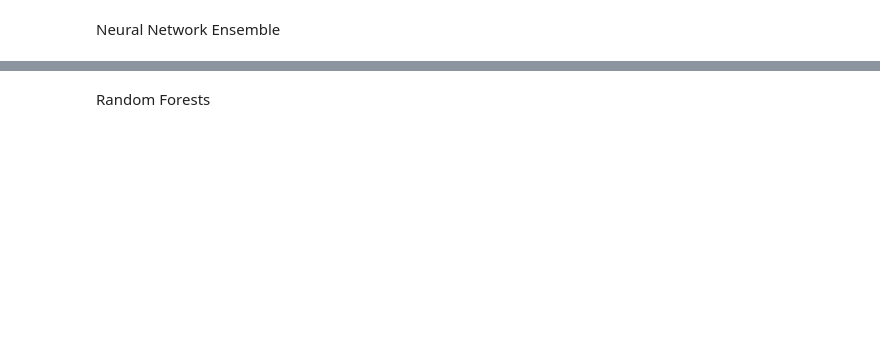
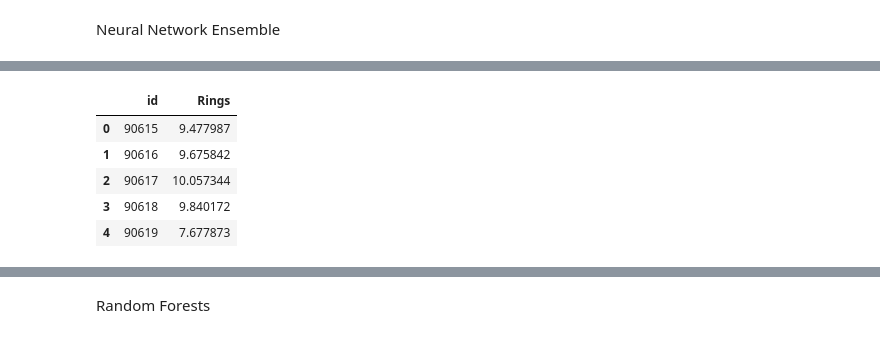
Before and after one commit to rubanzasilva/abalone_age_prediction, a Jupyter notebook: ps_s04e03.ipynb, the cells around one changed output, grey strips where cells are left out. Cells and saved outputs as stored; diff of their text form; code cells hidden in the pictures; blank space fills up the shorter version.

```diff
--- a/ps_s04e03.ipynb
+++ b/ps_s04e03.ipynb
@@ -243,8 +346,8 @@ learn.lr_find(suggest_funcs=(slide,valley))
 dl = learn.dls.test_dl(test_df)
 # %%
 def ensemble():
-    learn = tabular_learner(dls, metrics=RocAucMulti())
-    with learn.no_bar(),learn.no_logging(): learn.fit(12, 0.014)
+    learn = tabular_learner(dls, metrics=rmse)
+    with learn.no_bar(),learn.no_logging(): learn.fit(8, slice(0.0063095735386013985, 0.0005754399462603033))
     return learn.get_preds(dl=dl)[0]
 # %%
 learns = [ensemble() for _ in range(5)]
@@ -251,2 +360,4 @@ learns = [ensemble() for _ in range(5)]
 # %%
 ens_preds = torch.stack(learns).mean(0)
+# %%
+ens_target_preds = ens_preds
@@ -252,0 +368,16 @@ ens_preds = torch.stack(learns).mean(0)
+# %%
+#target_preds = ens_preds[0]
+#target_preds = nn_ens_preds[0]
+test_df['Rings'] = ens_target_preds
+
+test_df.to_csv('submission.csv', columns=['Rings'], index=True)
+
+submission = pd.read_csv('submission.csv')
+submission.head()
+# %% [output]
+|  | id | Rings |
+| 0 | 90615 | 9.477987 |
+| 1 | 90616 | 9.675842 |
+| 2 | 90617 | 10.057344 |
+| 3 | 90618 | 9.840172 |
+| 4 | 90619 | 7.677873 |
```
Also changed, not shown: parts of 43 cells of this notebook.
